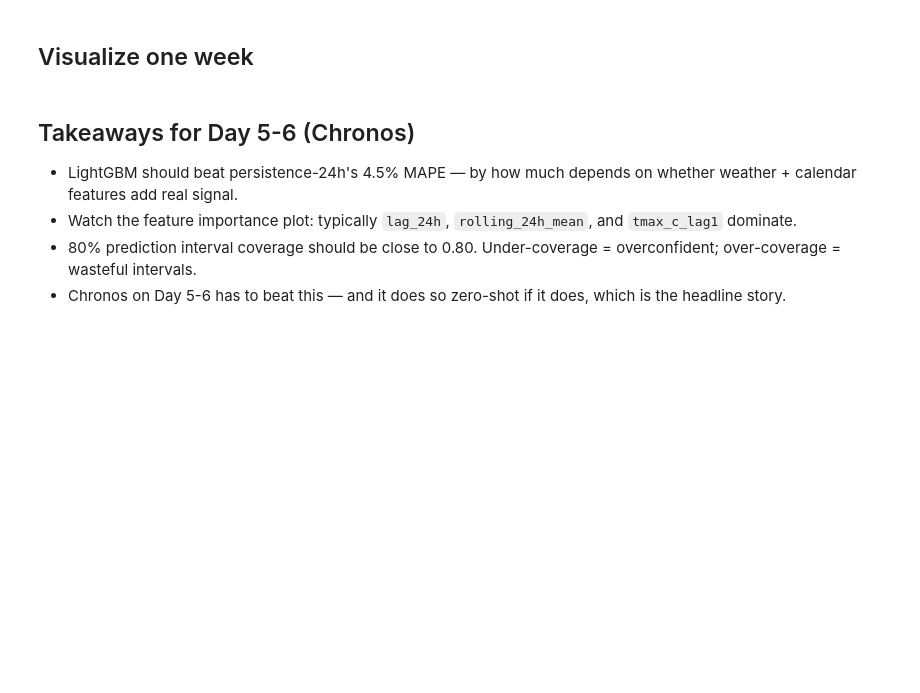
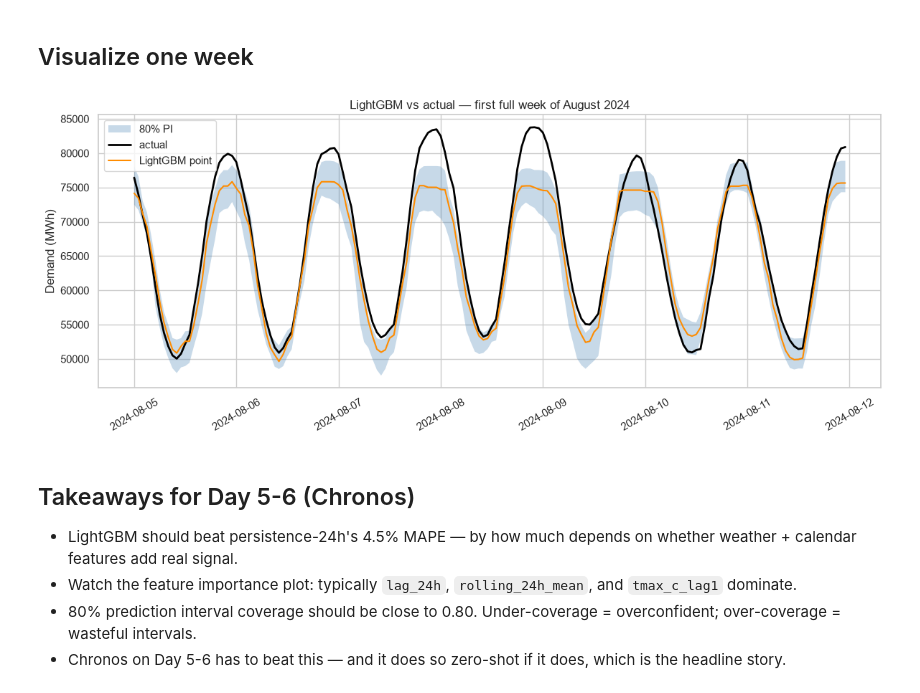
Before and after one commit to visethchapman/ercot-demand-forecast, a Jupyter notebook: notebooks/03_lightgbm.ipynb, the cells around one changed output. Saved outputs shown, nothing was run; the diff lists cells and outputs as text; code cells hidden in the pictures; blank space fills up the shorter version.

```diff
--- a/notebooks/03_lightgbm.ipynb
+++ b/notebooks/03_lightgbm.ipynb
@@ -79,8 +94,7 @@ from forecasting.metrics import coverage, pinball_loss
 
 quantile_preds = {}
 for q in (0.1, 0.5, 0.9):
-    qm = lgb.LGBMRegressor(objective='quantile', alpha=q, **params)
-    qm.fit(X_train, y_train, eval_set=[(X_val, y_val)], callbacks=[lgb.early_stopping(50)])
+    qm = train_lgbm(X_train, y_train, X_val, y_val, quantile=q)
     quantile_preds[q] = qm.predict(X_test)
 
 p10, p50, p90 = quantile_preds[0.1], quantile_preds[0.5], quantile_preds[0.9]
@@ -118,16 +155,19 @@ plt.tight_layout(); plt.show()
 # %%
 vis = test.copy().reset_index(drop=True)
 vis['y_pred'] = y_pred
-vis['p10'] = p10; vis['p50'] = p50; vis['p90'] = p90
+vis['p10'] = p10; vis['p90'] = p90
 wk = vis[(vis.ts >= '2024-08-05') & (vis.ts < '2024-08-12')]
 
 fig, ax = plt.subplots(figsize=(12, 5))
-ax.fill_between(wk.ts, wk.p10, wk.p90, alpha=0.2, label='80% PI')
+ax.fill_between(wk.ts, wk.p10, wk.p90, color='steelblue', alpha=0.3, label='80% PI', edgecolor='none')
 ax.plot(wk.ts, wk.demand_mwh, label='actual', color='black', lw=2)
-ax.plot(wk.ts, wk.y_pred, label='LightGBM point', alpha=0.8)
-ax.plot(wk.ts, wk.p50, label='LightGBM q50', alpha=0.5, ls='--')
-ax.legend(); ax.set_title('LightGBM vs actual — first full week of August 2024'); ax.set_ylabel('Demand (MWh)')
+ax.plot(wk.ts, wk.y_pred, label='LightGBM point', color='darkorange', lw=1.5)
+ax.legend(loc='upper left')
+ax.set_title('LightGBM vs actual — first full week of August 2024')
+ax.set_ylabel('Demand (MWh)')
 plt.xticks(rotation=30); plt.tight_layout(); plt.show()
+# %% [output]
+[figure, added]
 # %% [markdown]
 ## Takeaways for Day 5-6 (Chronos)
 
```
Also changed, not shown: parts of 10 cells of this notebook, 11 other files.
